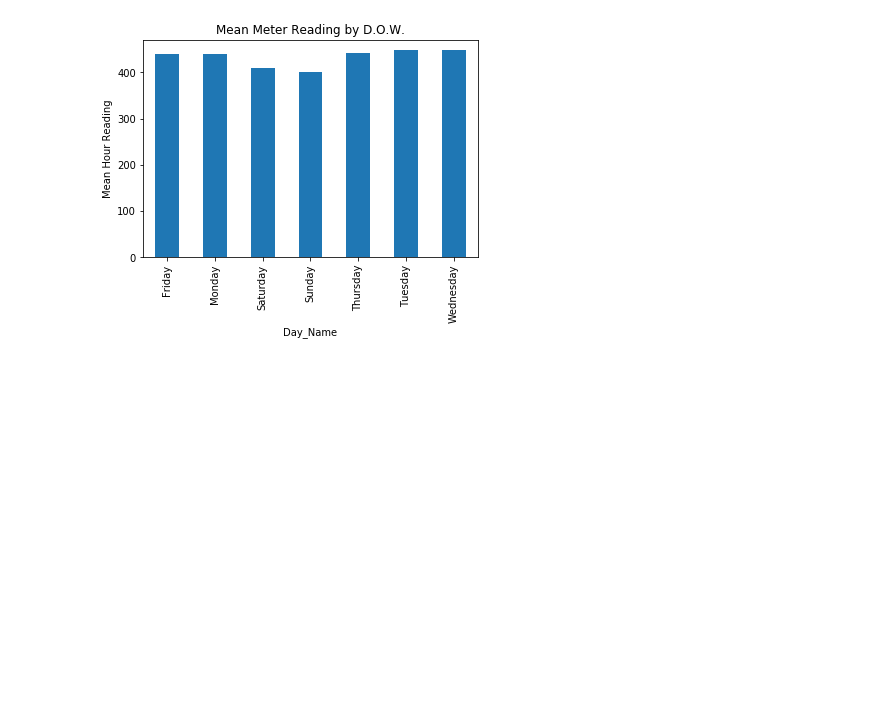
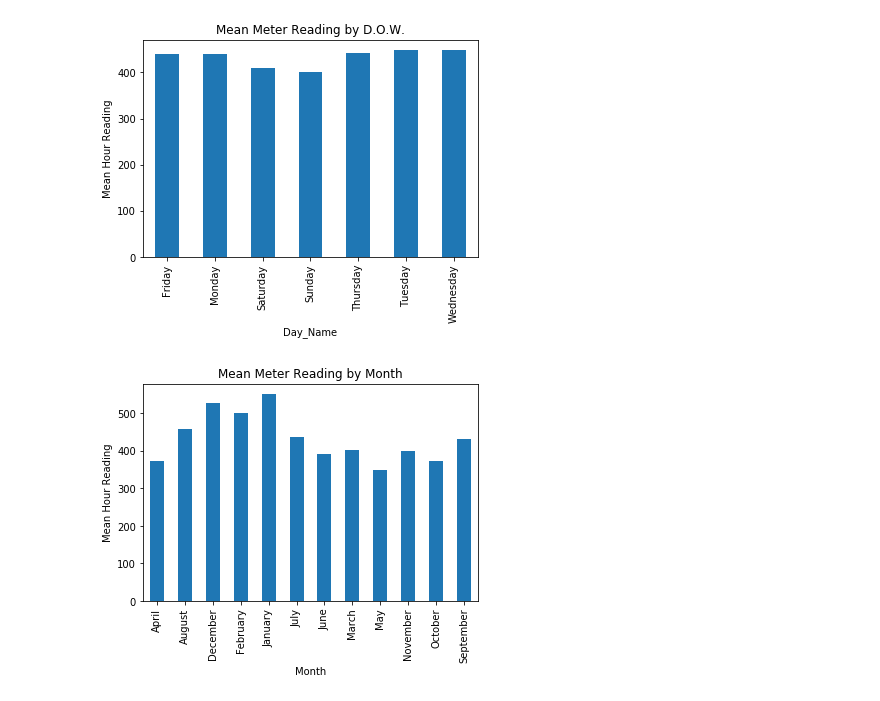
Before and after one commit to Hedrick9/ASHRAE_Energy-Predictor, a Jupyter notebook: dks_notebook.ipynb, the cells around one changed output. Cells and saved outputs as stored; diff of their text form; code cells hidden in the pictures; blank space fills up the shorter version.

```diff
--- a/dks_notebook.ipynb
+++ b/dks_notebook.ipynb
@@ -121,6 +121,7 @@ train['Hour'] = train.timestamp.dt.hour
 train['Day'] = train.timestamp.dt.day
 train['DOW'] = train.timestamp.dt.weekday
 train['Day_Name'] = train.timestamp.dt.day_name()
+train['Month'] = train.timestamp.dt.month_name()
 # %%
 train.groupby('Hour')['meter_reading'].mean().head(24).plot(kind='bar', figsize=(10,5))
 plt.ylabel('Mean Hour Reading')
@@ -133,3 +134,9 @@ plt.ylabel('Mean Hour Reading')
 plt.title('Mean Meter Reading by D.O.W.');
 # %% [output]
 [figure]
+# %%
+train.groupby('Month')['meter_reading'].mean().head(20).plot(kind='bar')
+plt.ylabel('Mean Hour Reading')
+plt.title('Mean Meter Reading by Month');
+# %% [output]
+[figure, added]
```
Also changed, not shown: parts of 2 cells of this notebook.
